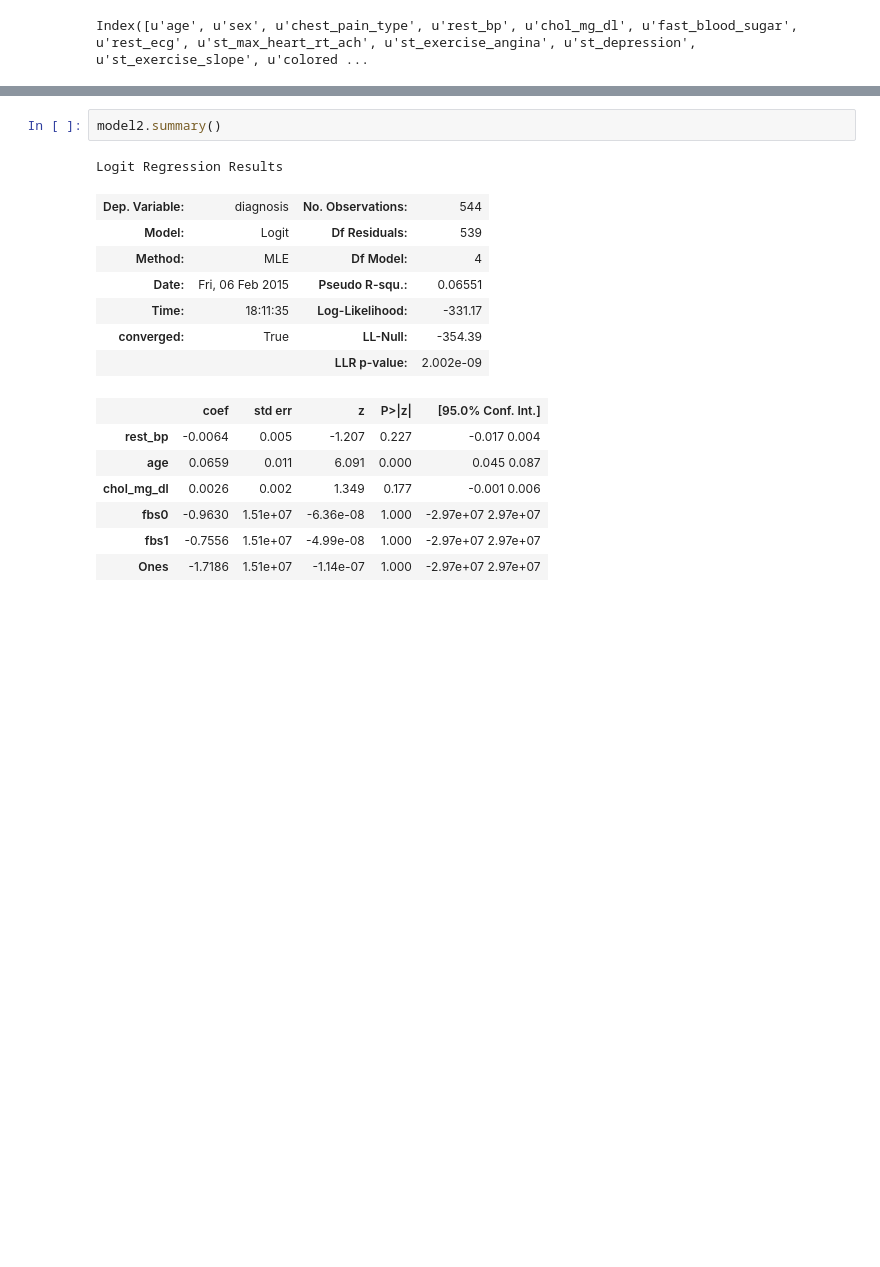
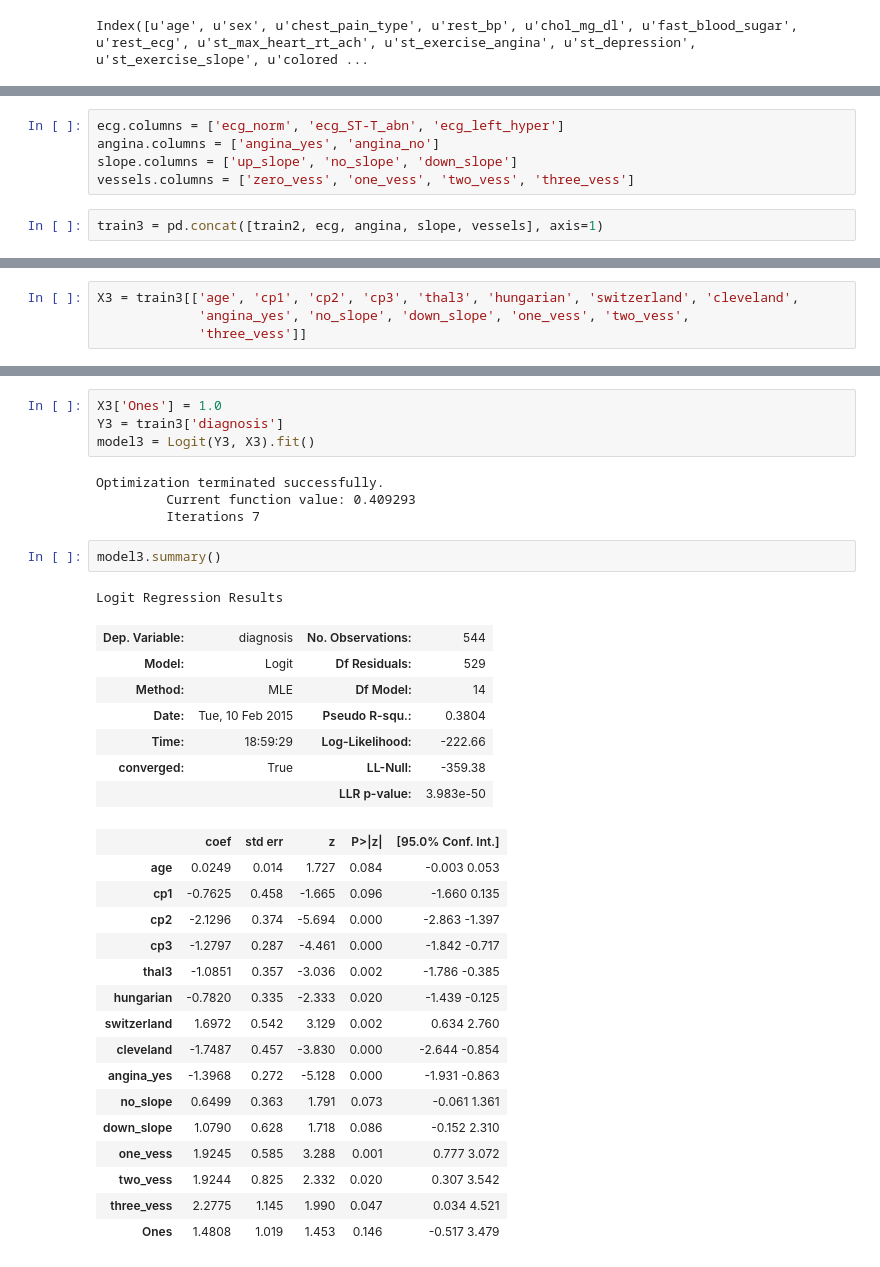
Before and after one commit to EmmanueleSalvati/McNulty, a Jupyter notebook: Log_Regression.ipynb, the cells around one changed output, grey strips where cells are left out. Cells and saved outputs as stored; diff of their text form; blank space fills up the shorter version.

```diff
--- a/Log_Regression.ipynb
+++ b/Log_Regression.ipynb
@@ -107,0 +172,7 @@ Optimization terminated successfully.
+# %%
+ecg.columns = ['ecg_norm', 'ecg_ST-T_abn', 'ecg_left_hyper']
+angina.columns = ['angina_yes', 'angina_no']
+slope.columns = ['up_slope', 'no_slope', 'down_slope']
+vessels.columns = ['zero_vess', 'one_vess', 'two_vess', 'three_vess']
+# %%
+train3 = pd.concat([train2, ecg, angina, slope, vessels], axis=1)
@@ -107,0 +189,4 @@ Optimization terminated successfully.
+# %%
+X3 = train3[['age', 'cp1', 'cp2', 'cp3', 'thal3', 'hungarian', 'switzerland', 'cleveland',
+             'angina_yes', 'no_slope', 'down_slope', 'one_vess', 'two_vess',
+             'three_vess']]
@@ -108,18 +199,35 @@ Optimization terminated successfully.
+# %%
+X3['Ones'] = 1.0
+Y3 = train3['diagnosis']
+model3 = Logit(Y3, X3).fit()
+# %% [output]
+Optimization terminated successfully.
+         Current function value: 0.409293
+         Iterations 7
 # %%
-model2.summary()
+model3.summary()
 # %% [output]
 Logit Regression Results
 | Dep. Variable: | diagnosis | No. Observations: | 544 |
-| Model: | Logit | Df Residuals: | 539 |
-| Method: | MLE | Df Model: | 4 |
-| Date: | Fri, 06 Feb 2015 | Pseudo R-squ.: | 0.06551 |
-| Time: | 18:11:35 | Log-Likelihood: | -331.17 |
-| converged: | True | LL-Null: | -354.39 |
-|  |  | LLR p-value: | 2.002e-09 |
+| Model: | Logit | Df Residuals: | 529 |
+| Method: | MLE | Df Model: | 14 |
+| Date: | Tue, 10 Feb 2015 | Pseudo R-squ.: | 0.3804 |
+| Time: | 18:59:29 | Log-Likelihood: | -222.66 |
+| converged: | True | LL-Null: | -359.38 |
+|  |  | LLR p-value: | 3.983e-50 |
 |  | coef | std err | z | P>|z| | [95.0% Conf. Int.] |
-| rest_bp | -0.0064 | 0.005 | -1.207 | 0.227 | -0.017 0.004 |
-| age | 0.0659 | 0.011 | 6.091 | 0.000 | 0.045 0.087 |
-| chol_mg_dl | 0.0026 | 0.002 | 1.349 | 0.177 | -0.001 0.006 |
-| fbs0 | -0.9630 | 1.51e+07 | -6.36e-08 | 1.000 | -2.97e+07 2.97e+07 |
-| fbs1 | -0.7556 | 1.51e+07 | -4.99e-08 | 1.000 | -2.97e+07 2.97e+07 |
-| Ones | -1.7186 | 1.51e+07 | -1.14e-07 | 1.000 | -2.97e+07 2.97e+07 |
+| age | 0.0249 | 0.014 | 1.727 | 0.084 | -0.003 0.053 |
+| cp1 | -0.7625 | 0.458 | -1.665 | 0.096 | -1.660 0.135 |
+| cp2 | -2.1296 | 0.374 | -5.694 | 0.000 | -2.863 -1.397 |
+| cp3 | -1.2797 | 0.287 | -4.461 | 0.000 | -1.842 -0.717 |
+| thal3 | -1.0851 | 0.357 | -3.036 | 0.002 | -1.786 -0.385 |
+| hungarian | -0.7820 | 0.335 | -2.333 | 0.020 | -1.439 -0.125 |
+| switzerland | 1.6972 | 0.542 | 3.129 | 0.002 | 0.634 2.760 |
+| cleveland | -1.7487 | 0.457 | -3.830 | 0.000 | -2.644 -0.854 |
+| angina_yes | -1.3968 | 0.272 | -5.128 | 0.000 | -1.931 -0.863 |
+| no_slope | 0.6499 | 0.363 | 1.791 | 0.073 | -0.061 1.361 |
+| down_slope | 1.0790 | 0.628 | 1.718 | 0.086 | -0.152 2.310 |
+| one_vess | 1.9245 | 0.585 | 3.288 | 0.001 | 0.777 3.072 |
+| two_vess | 1.9244 | 0.825 | 2.332 | 0.020 | 0.307 3.542 |
+| three_vess | 2.2775 | 1.145 | 1.990 | 0.047 | 0.034 4.521 |
+| Ones | 1.4808 | 1.019 | 1.453 | 0.146 | -0.517 3.479 |
```
Also changed, not shown: parts of 20 cells of this notebook, 4 other files.
